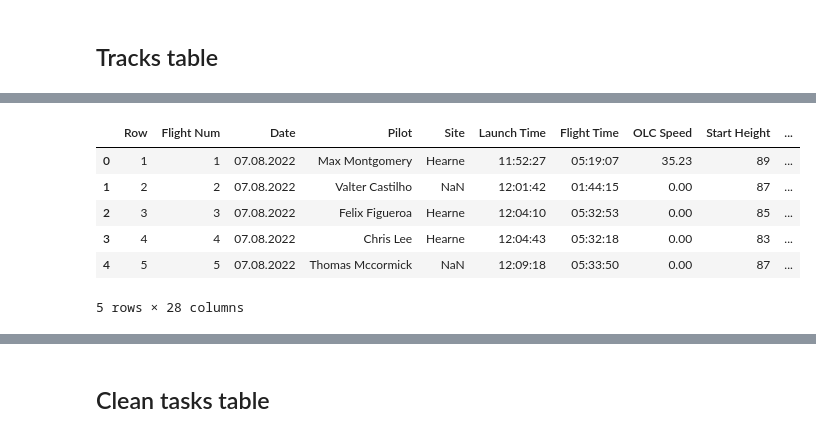
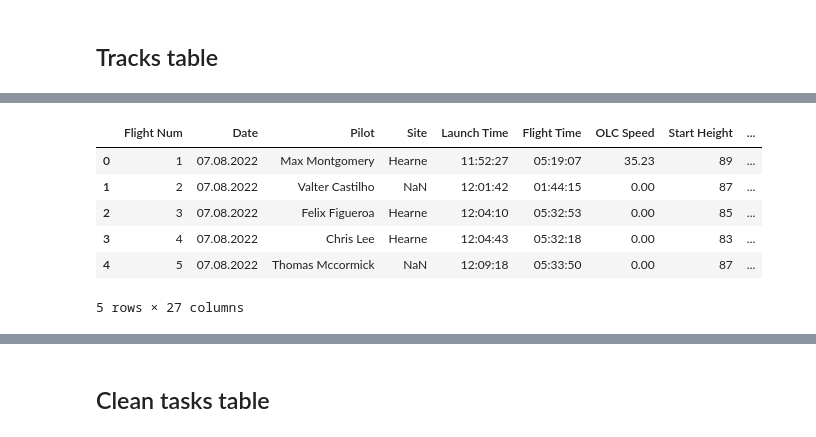
Before and after one commit to gokbuyuk/Lonestar-2022-flights-analysis, a Jupyter notebook: src/lonestar_clean_data.ipynb, the cells around one changed output, grey strips where cells are left out. Drawn from its saved outputs; the diff is of its cells as text; code cells hidden in the pictures.

```diff
--- a/src/lonestar_clean_data.ipynb
+++ b/src/lonestar_clean_data.ipynb
@@ -18,14 +19,14 @@ from distutils.filelist import findall
 import re
 # %%
 def clean_pilot_name(df, name='Pilot', file_name='IGC File name'):
-    """Cleans the pilot names in Lonestar 2022. Highly specific to these pilot names
+    """Cleans the pilot names in Lonestar 2022 tracks data. Highly specific to these pilot names
 
     Args:
         df (DataFrame): data frame that contains the pilot names and file names
         name (str, optional): columns name of the pilot names. Defaults to 'Pilot'.
         file_name (str, optional): column name of the file names. Defaults to 'IGC File name'.
     """
-
+    df = df.copy(deep=True)
     df.loc[:, 'Pilot'] = df['IGC File name'].apply(
         lambda x: re.findall(r'[^0-9]+', x)[0].replace('Task', '').replace('-', '').replace(
             '_iljeg', 'Siljeg').replace('Davidsiljeg', 'David Siljeg').replace('Tom McCormick', 'Thomas McCormick'
@@ -77,0 +58,4 @@ memory usage: 44.0+ KB
+# %%
+ls_tracks = clean_pilot_name(ls_tracks_raw, name='Pilot')
+#drop row column so dedupe works later
+ls_tracks.drop('Row',axis=1,inplace=True)
@@ -78,22 +78,22 @@ memory usage: 44.0+ KB
 # %%
-# Convert the datetime columns to datetime type
+# Convert the datetime columns to datetime type in the tracks table
 
 ls_tracks['Task'] = pd.to_datetime(ls_tracks['Date'], dayfirst=True)
 tasks_dict = dict(zip(sorted(ls_tracks['Task'].unique()),range(1, len(ls_tracks['Task'].unique())+1)))
 ls_tracks['Task'] = ls_tracks['Task'].map(tasks_dict)
 
-ls_tracks['Flight Duration (hr)'] = (pd.to_timedelta(ls_tracks['Flight Time'].astype(str)).dt.seconds/3600).round(1)
+ls_tracks['Flight Duration (hr)'] = (pd.to_timedelta(ls_tracks['Flight Time'].astype(str)).dt.seconds/3600).round(4)
 
 date_cols = ['Launch Time', 'Landing Time']
 for col in date_cols:
-    ls_tracks[col] = pd.to_datetime(ls_tracks[col].astype(str)).dt.time
+    ls_tracks.loc[:, col] = pd.to_datetime(ls_tracks[col].astype(str)).dt.time
 
 ls_tracks.head()
 # %% [output]
-|  | Row | Flight Num | Date | Pilot | Site | Launch Time | Flight Time | OLC Speed | Start Height | ... |
-| 0 | 1 | 1 | 07.08.2022 | Max Montgomery | Hearne | 11:52:27 | 05:19:07 | 35.23 | 89 | ... |
-| 1 | 2 | 2 | 07.08.2022 | Valter Castilho | NaN | 12:01:42 | 01:44:15 | 0.00 | 87 | ... |
-| 2 | 3 | 3 | 07.08.2022 | Felix Figueroa | Hearne | 12:04:10 | 05:32:53 | 0.00 | 85 | ... |
-| 3 | 4 | 4 | 07.08.2022 | Chris Lee | Hearne | 12:04:43 | 05:32:18 | 0.00 | 83 | ... |
-| 4 | 5 | 5 | 07.08.2022 | Thomas Mccormick | NaN | 12:09:18 | 05:33:50 | 0.00 | 87 | ... |
+|  | Flight Num | Date | Pilot | Site | Launch Time | Flight Time | OLC Speed | Start Height | ... |
+| 0 | 1 | 07.08.2022 | Max Montgomery | Hearne | 11:52:27 | 05:19:07 | 35.23 | 89 | ... |
+| 1 | 2 | 07.08.2022 | Valter Castilho | NaN | 12:01:42 | 01:44:15 | 0.00 | 87 | ... |
+| 2 | 3 | 07.08.2022 | Felix Figueroa | Hearne | 12:04:10 | 05:32:53 | 0.00 | 85 | ... |
+| 3 | 4 | 07.08.2022 | Chris Lee | Hearne | 12:04:43 | 05:32:18 | 0.00 | 83 | ... |
+| 4 | 5 | 07.08.2022 | Thomas Mccormick | NaN | 12:09:18 | 05:33:50 | 0.00 | 87 | ... |
-5 rows × 28 columns
+5 rows × 27 columns
```
Also changed, not shown: parts of 31 cells of this notebook, 4 other files.
